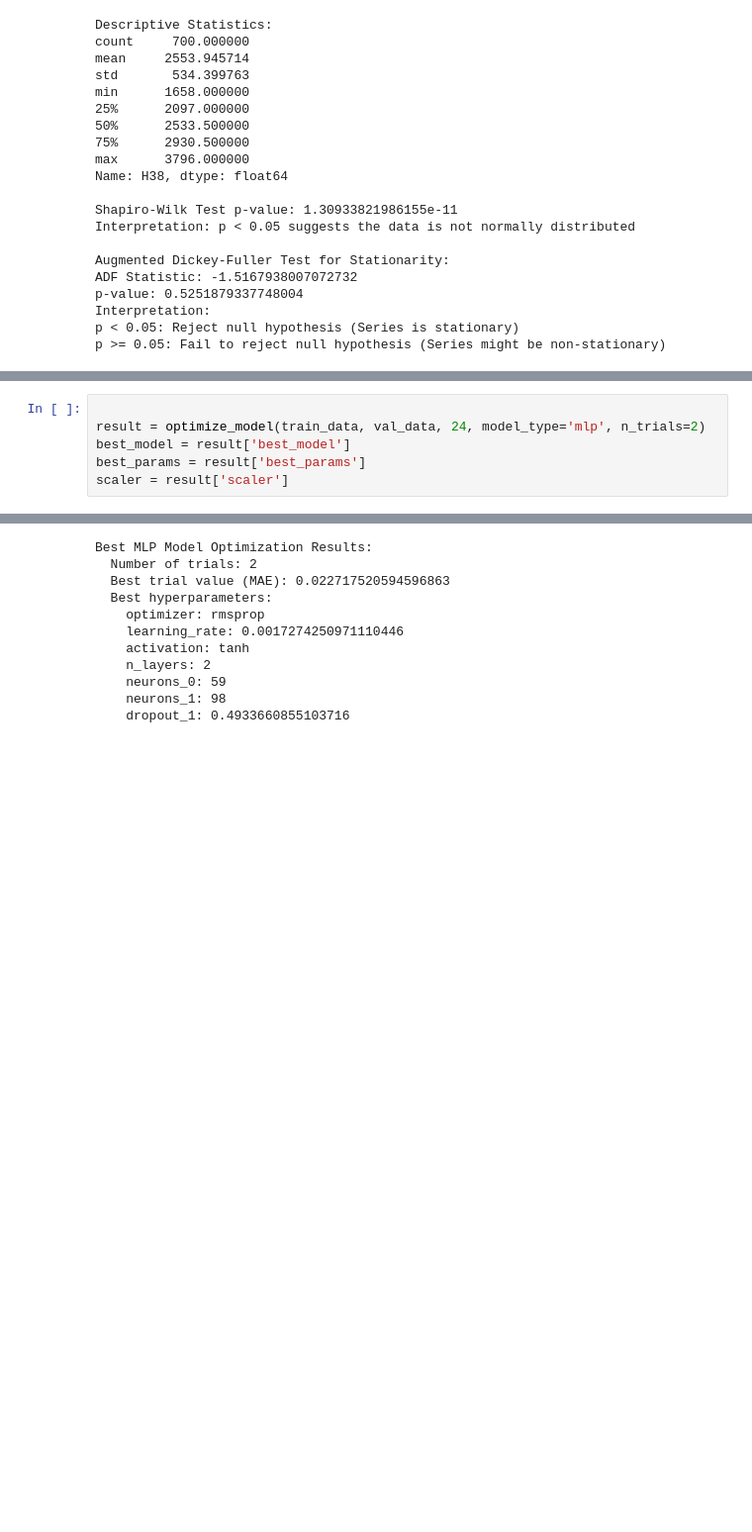
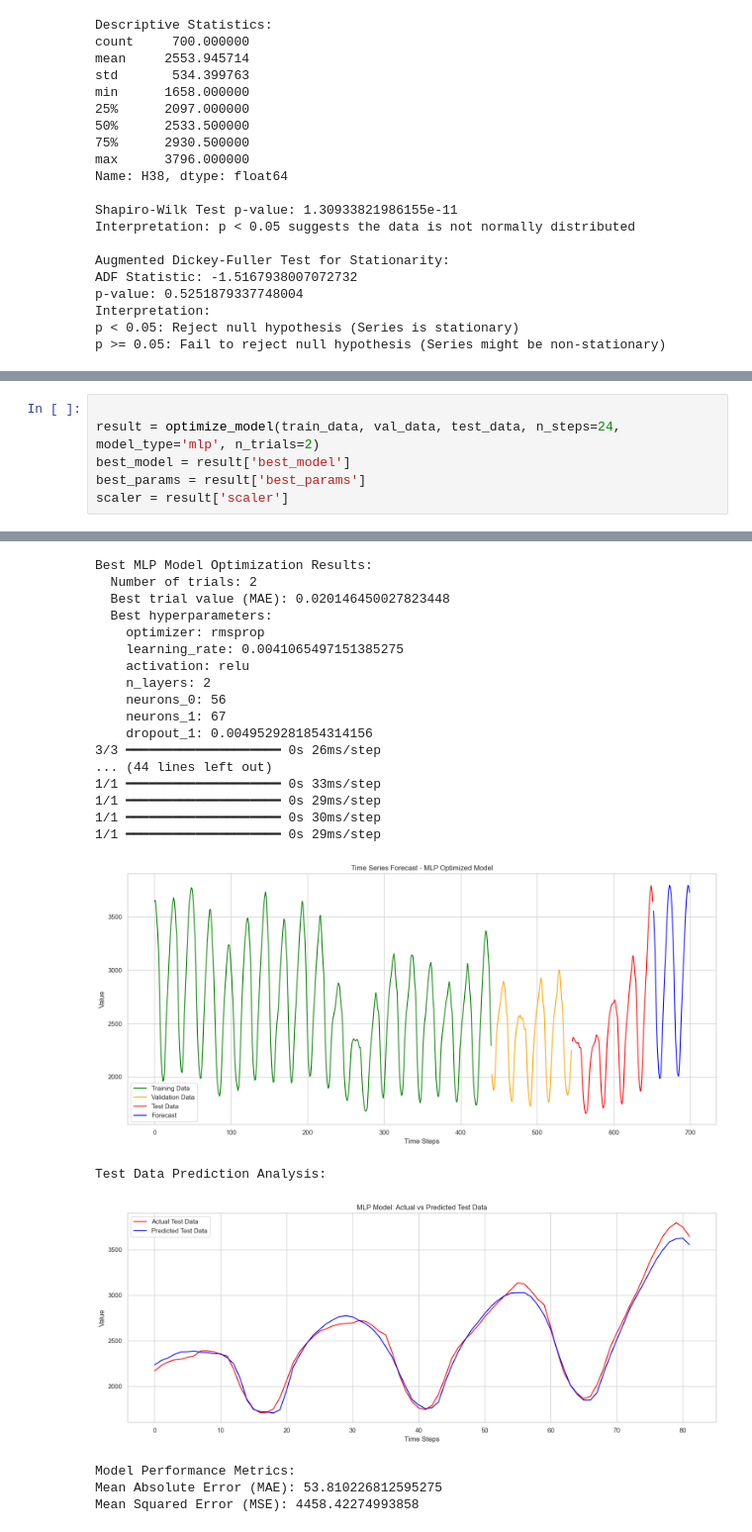
Before and after one commit to Pepe-Chuy/Examen2NL, a Jupyter notebook: H38.ipynb, the cells around one changed output, grey strips where cells are left out. Shown at 99% size. Cells and saved outputs as stored; diff of their text form; blank space fills up the shorter version.

Commit message:
one plot left

```diff
--- a/H38.ipynb
+++ b/H38.ipynb
@@ -118,6 +117,6 @@ Model: "sequential_11"
 # %%
 
-result = optimize_model(train_data, val_data, 24, model_type='mlp', n_trials=2)
+result = optimize_model(train_data, val_data, test_data, n_steps=24, model_type='mlp', n_trials=2)
 best_model = result['best_model']
 best_params = result['best_params']
 scaler = result['scaler']
@@ -128,11 +127,23 @@ scaler = result['scaler']
 Best MLP Model Optimization Results:
   Number of trials: 2
-  Best trial value (MAE): 0.022717520594596863
+  Best trial value (MAE): 0.020146450027823448
   Best hyperparameters:
     optimizer: rmsprop
-    learning_rate: 0.0017274250971110446
-    activation: tanh
+    learning_rate: 0.0041065497151385275
+    activation: relu
     n_layers: 2
-    neurons_0: 59
-    neurons_1: 98
-    dropout_1: 0.4933660855103716
+    neurons_0: 56
+    neurons_1: 67
+    dropout_1: 0.0049529281854314156
+3/3 ━━━━━━━━━━━━━━━━━━━━ 0s 26ms/step
+... (44 lines left out)
+1/1 ━━━━━━━━━━━━━━━━━━━━ 0s 33ms/step
+1/1 ━━━━━━━━━━━━━━━━━━━━ 0s 29ms/step
+1/1 ━━━━━━━━━━━━━━━━━━━━ 0s 30ms/step
+1/1 ━━━━━━━━━━━━━━━━━━━━ 0s 29ms/step
+[figure, added]
+Test Data Prediction Analysis:
+[figure, added]
+Model Performance Metrics:
+Mean Absolute Error (MAE): 53.810226812595275
+Mean Squared Error (MSE): 4458.42274993858
```
Also changed, not shown: parts of 8 cells of this notebook, 2 other files.
